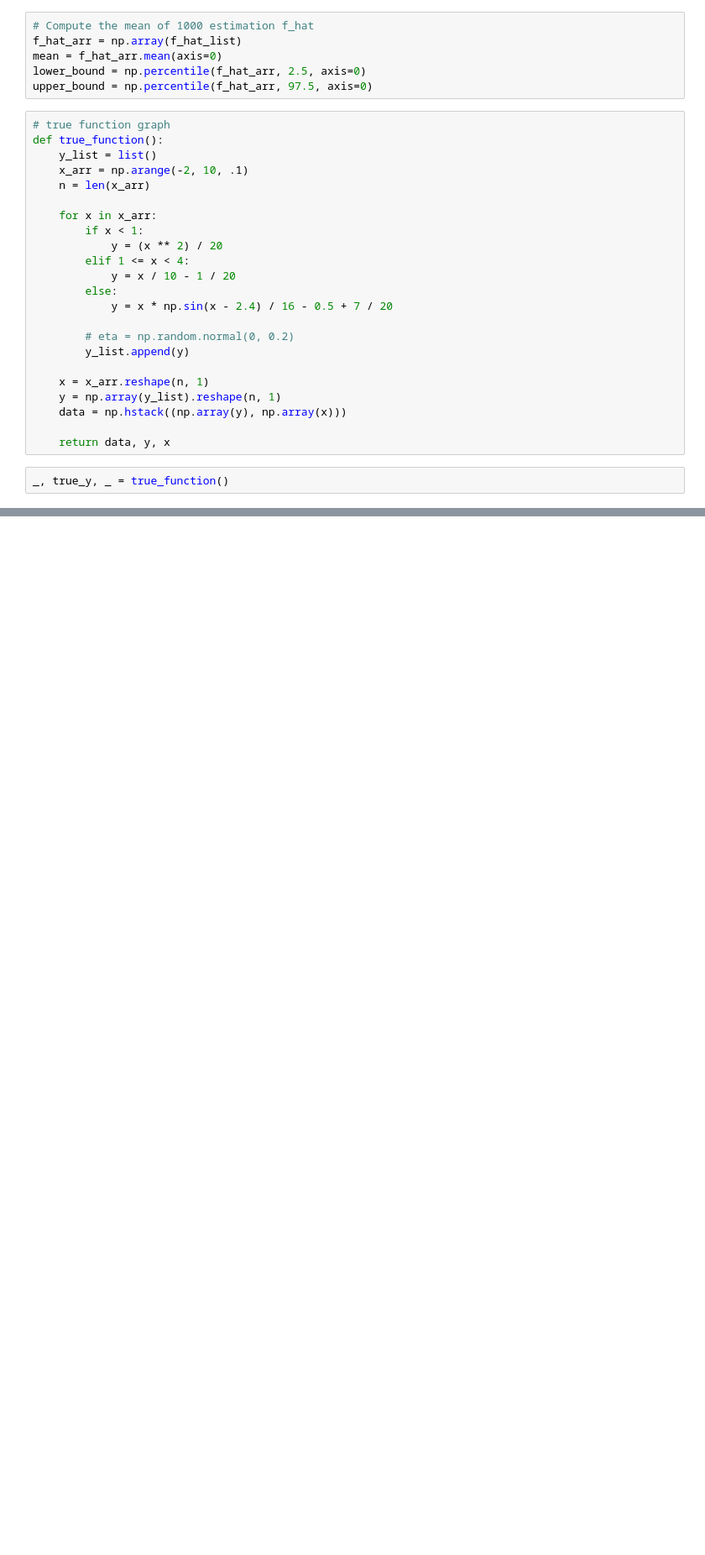
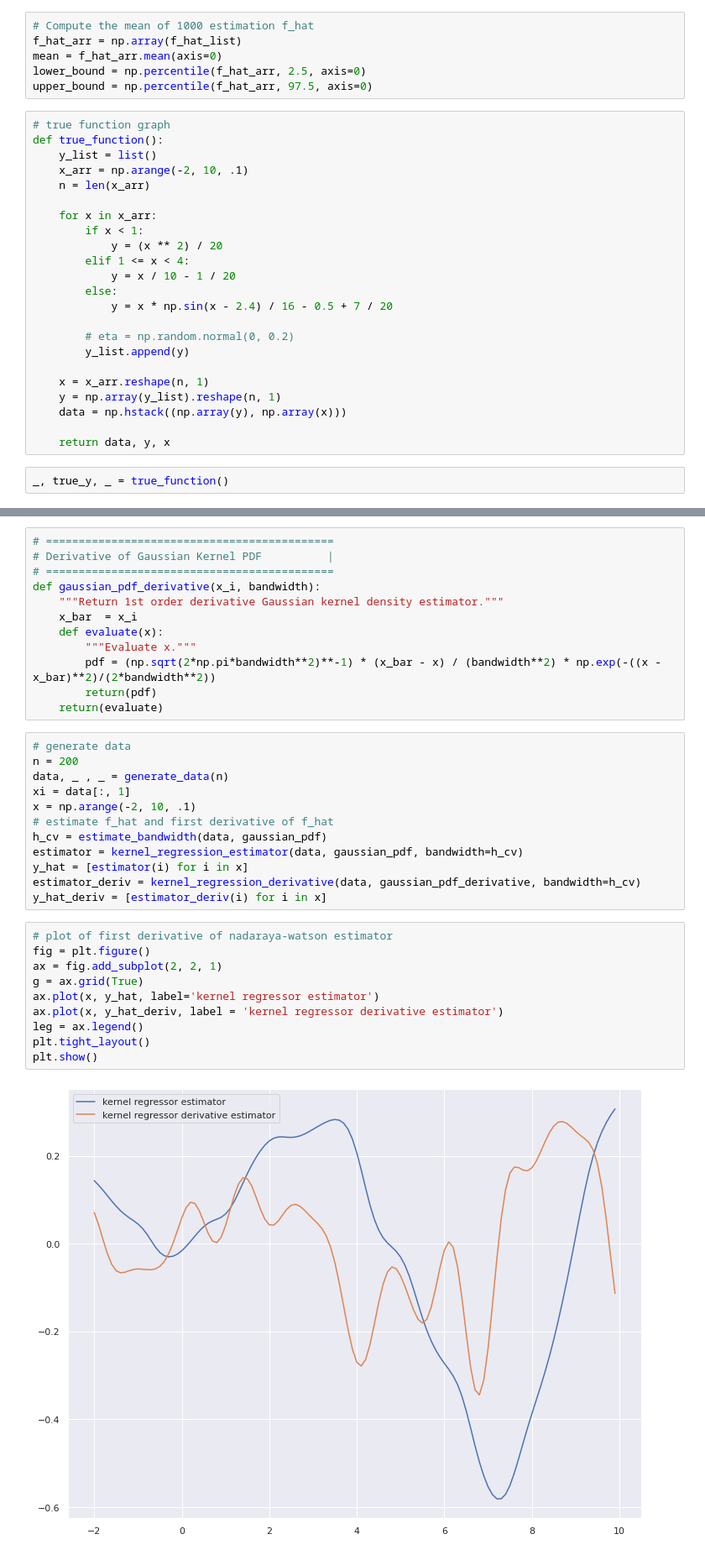
Before and after one commit to hchang18/nonparametric-methods, a Jupyter notebook: kernel_regression_estimator_simulation.ipynb, the cells around one changed output, grey strips where cells are left out. Shown at 84% size. Cells and saved outputs as stored; diff of their text form; blank space fills up the shorter version.

```diff
--- a/kernel_regression_estimator_simulation.ipynb
+++ b/kernel_regression_estimator_simulation.ipynb
@@ -208,0 +244,36 @@ plt.show()
+# %%
+# ============================================
+# Derivative of Gaussian Kernel PDF          |
+# ============================================
+def gaussian_pdf_derivative(x_i, bandwidth):
+    """Return 1st order derivative Gaussian kernel density estimator."""
+    x_bar  = x_i
+    def evaluate(x):
+        """Evaluate x."""
+        pdf = (np.sqrt(2*np.pi*bandwidth**2)**-1) * (x_bar - x) / (bandwidth**2) * np.exp(-((x - x_bar)**2)/(2*bandwidth**2))
+        return(pdf)
+    return(evaluate)
+# %%
+# generate data
+n = 200
+data, _ , _ = generate_data(n)
+xi = data[:, 1]
+x = np.arange(-2, 10, .1)
+# estimate f_hat and first derivative of f_hat
+h_cv = estimate_bandwidth(data, gaussian_pdf)
+estimator = kernel_regression_estimator(data, gaussian_pdf, bandwidth=h_cv)
+y_hat = [estimator(i) for i in x]
+estimator_deriv = kernel_regression_derivative(data, gaussian_pdf_derivative, bandwidth=h_cv)
+y_hat_deriv = [estimator_deriv(i) for i in x]
+# %%
+# plot of first derivative of nadaraya-watson estimator
+fig = plt.figure()
+ax = fig.add_subplot(2, 2, 1)
+g = ax.grid(True)
+ax.plot(x, y_hat, label='kernel regressor estimator')
+ax.plot(x, y_hat_deriv, label = 'kernel regressor derivative estimator')
+leg = ax.legend()
+plt.tight_layout()
+plt.show()
+# %% [output]
+[figure, added]
```
Also changed, not shown: parts of 13 cells of this notebook.
